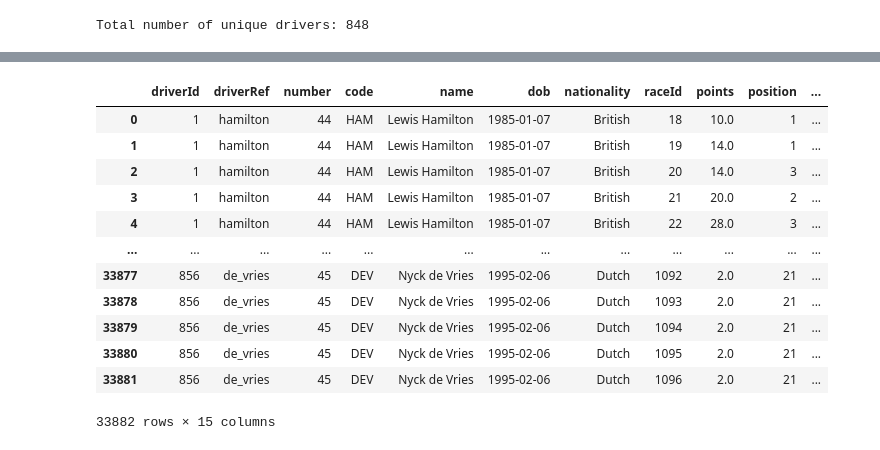
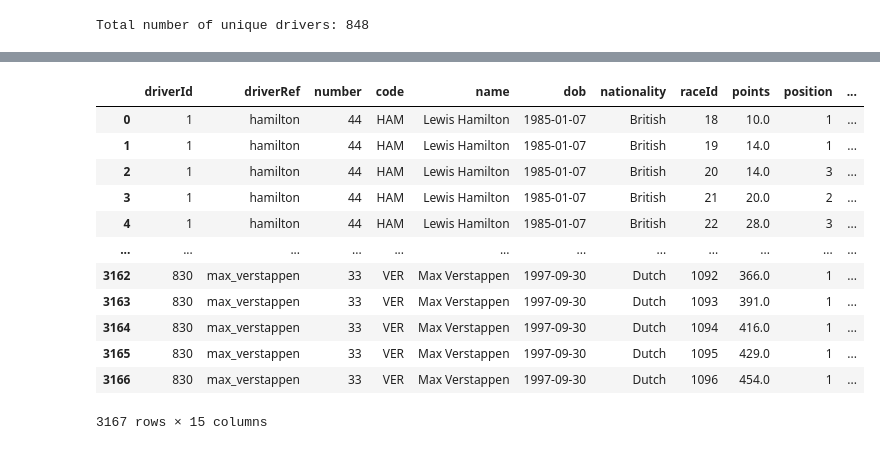
Before and after one commit to soyuz108/EDA-Formula-1-Drivers, a Jupyter notebook: drivers_analysis.ipynb, the cells around one changed output, grey strips where cells are left out. Drawn from its saved outputs; the diff is of its cells as text; code cells hidden in the pictures.

Commit message:
More prep tables

```diff
--- a/drivers_analysis.ipynb
+++ b/drivers_analysis.ipynb
@@ -97,6 +99,6 @@ full_sprints
 full_races = pd.merge(races[["raceId", "year", "round", "circuitId", "name", "date"]],\
                         circuits[["circuitId", "circuitRef", "location", "country"]], on="circuitId", how="inner")\
                             .drop("circuitId", axis=1)
-full_races = full_races.rename(columns={"name": "raceName"})
+full_races = full_races.rename(columns={"name": "circuitName"})
 full_races
 # %% [output]
@@ -168,0 +149,4 @@ Name: wins, dtype: int64
+# %%
+# Find out the drivers with highest number of wins through years
+max_wins = full_drivers.groupby("name").wins.max().sort_values(ascending=False).nlargest(15).reset_index()
+max_wins
@@ -168,0 +170,3 @@ Name: wins, dtype: int64
+# %%
+wins_name_list = list(max_wins.name)
+print(wins_name_list)
@@ -168,0 +175,3 @@ Name: wins, dtype: int64
+# %%
+winners_subset = full_drivers[full_drivers.name.isin(wins_name_list)]
+winners_subset
@@ -169,17 +192,17 @@ Name: wins, dtype: int64
 # %%
-drivers_races = full_drivers.merge(full_races[["raceId", "raceName", "year", "circuitRef", "country"]], on="raceId", how="left")
+drivers_races = winners_subset.merge(full_races[["raceId", "circuitName", "year", "circuitRef", "country"]], on="raceId", how="left")
 drivers_races
 # %% [output]
 |  | driverId | driverRef | number | code | name | dob | nationality | raceId | points | position | ... |
 | 0 | 1 | hamilton | 44 | HAM | Lewis Hamilton | 1985-01-07 | British | 18 | 10.0 | 1 | ... |
 | 1 | 1 | hamilton | 44 | HAM | Lewis Hamilton | 1985-01-07 | British | 19 | 14.0 | 1 | ... |
 | 2 | 1 | hamilton | 44 | HAM | Lewis Hamilton | 1985-01-07 | British | 20 | 14.0 | 3 | ... |
 | 3 | 1 | hamilton | 44 | HAM | Lewis Hamilton | 1985-01-07 | British | 21 | 20.0 | 2 | ... |
 | 4 | 1 | hamilton | 44 | HAM | Lewis Hamilton | 1985-01-07 | British | 22 | 28.0 | 3 | ... |
 | ... | ... | ... | ... | ... | ... | ... | ... | ... | ... | ... | ... |
-| 33877 | 856 | de_vries | 45 | DEV | Nyck de Vries | 1995-02-06 | Dutch | 1092 | 2.0 | 21 | ... |
-| 33878 | 856 | de_vries | 45 | DEV | Nyck de Vries | 1995-02-06 | Dutch | 1093 | 2.0 | 21 | ... |
-| 33879 | 856 | de_vries | 45 | DEV | Nyck de Vries | 1995-02-06 | Dutch | 1094 | 2.0 | 21 | ... |
-| 33880 | 856 | de_vries | 45 | DEV | Nyck de Vries | 1995-02-06 | Dutch | 1095 | 2.0 | 21 | ... |
-| 33881 | 856 | de_vries | 45 | DEV | Nyck de Vries | 1995-02-06 | Dutch | 1096 | 2.0 | 21 | ... |
+| 3162 | 830 | max_verstappen | 33 | VER | Max Verstappen | 1997-09-30 | Dutch | 1092 | 366.0 | 1 | ... |
+| 3163 | 830 | max_verstappen | 33 | VER | Max Verstappen | 1997-09-30 | Dutch | 1093 | 391.0 | 1 | ... |
+| 3164 | 830 | max_verstappen | 33 | VER | Max Verstappen | 1997-09-30 | Dutch | 1094 | 416.0 | 1 | ... |
+| 3165 | 830 | max_verstappen | 33 | VER | Max Verstappen | 1997-09-30 | Dutch | 1095 | 429.0 | 1 | ... |
+| 3166 | 830 | max_verstappen | 33 | VER | Max Verstappen | 1997-09-30 | Dutch | 1096 | 454.0 | 1 | ... |
-33882 rows × 15 columns
+3167 rows × 15 columns
```
Also changed, not shown: parts of 11 cells of this notebook.
